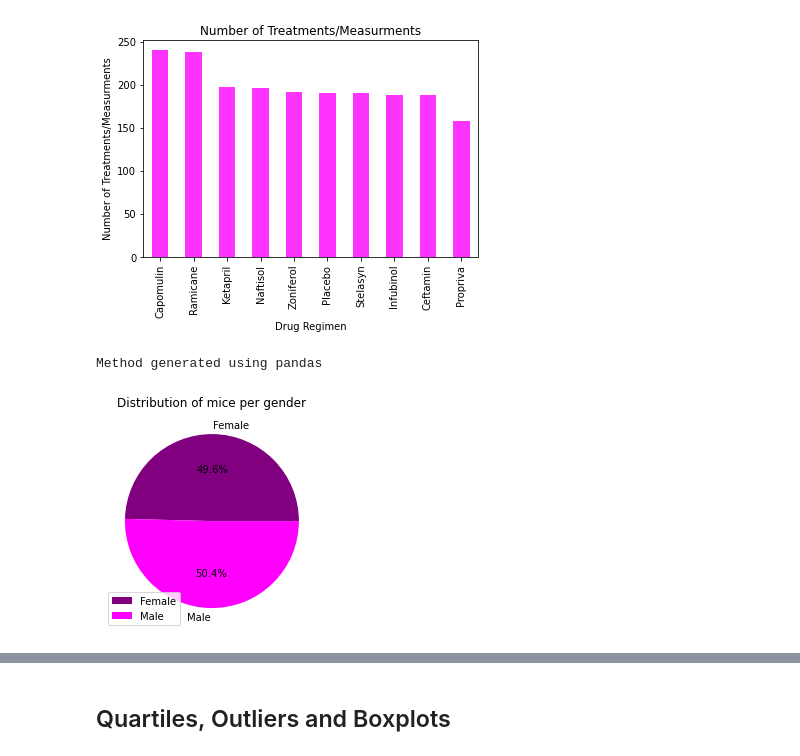
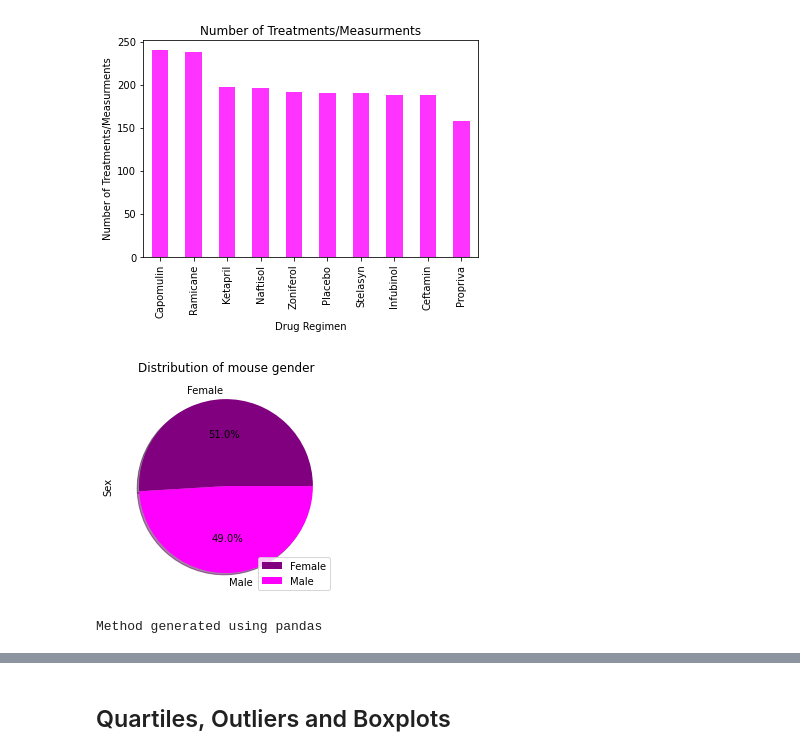
Before and after one commit to Travbz/matplotlib-challenge, a Jupyter notebook: Pymaceuticals/pymaceuticals_starter.ipynb, the cells around one changed output, grey strips where cells are left out. Cells and saved outputs as stored; diff of their text form; code cells hidden in the pictures.

```diff
--- a/Pymaceuticals/pymaceuticals_starter.ipynb
+++ b/Pymaceuticals/pymaceuticals_starter.ipynb
@@ -202,17 +206,16 @@ Text(0.5, 1.0, 'Number of Treatments/Measurments')
 [figure]
 # %%
 # Generate a pie plot showing the distribution of female versus male mice using pandas
-mouse_gender = cleaned_mice.groupby(["Sex"])
-mouse_gender_count = mouse_gender["Mouse ID"].nunique()
+py_gender = cleaned_mice['Sex'].value_counts()
 labels = ["Female", "Male"]
 colors = ["purple", "fuchsia"]
-mouse_gender_count.plot.pie(title='Distribution of mice per gender', colors=colors, autopct="%1.1f%%")
-plt.ylabel('')
-plt.legend(loc=3)
+py_gender.plot(kind='pie',colors=colors,labels=labels, autopct='%1.1f%%',title='Distribution of mouse gender',shadow=True)
+plt.legend(loc=4)
+plt.show()
 print('Method generated using pandas')
 # %% [output]
+[figure, new version]
 Method generated using pandas
-[figure, old version]
 # %%
 # Generate a pie plot showing the distribution of female versus male mice using pyplot
 explode = (0.2, 0)
```
Also changed, not shown: parts of 6 cells of this notebook.
